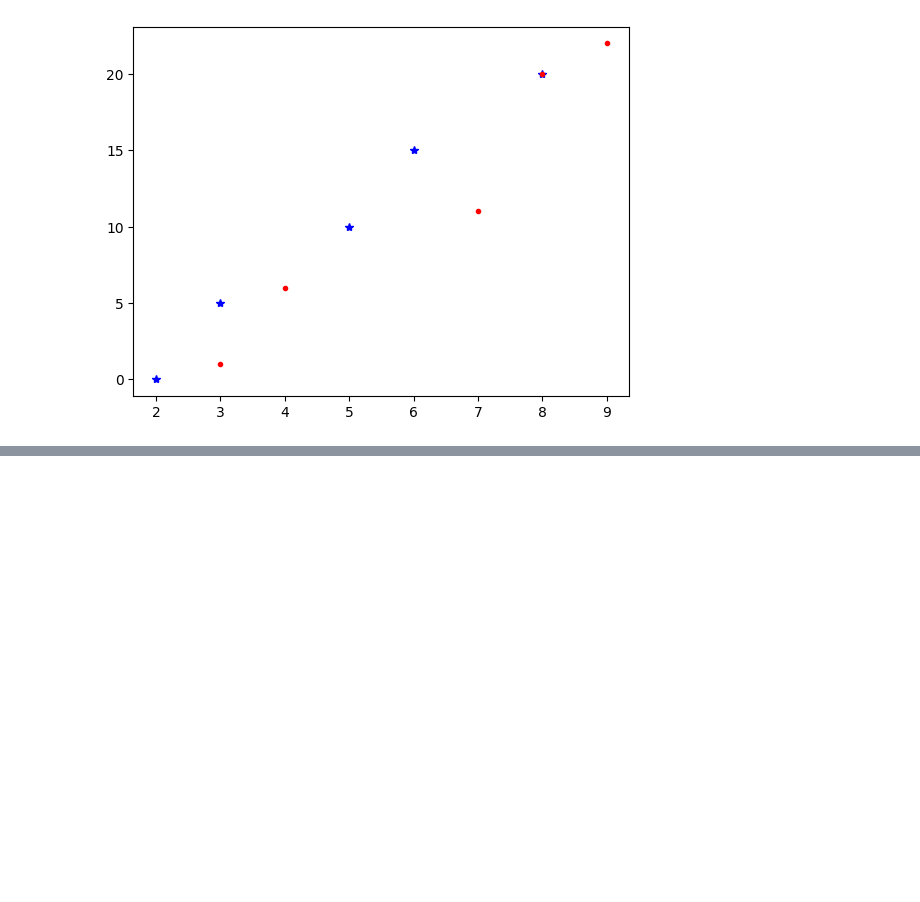
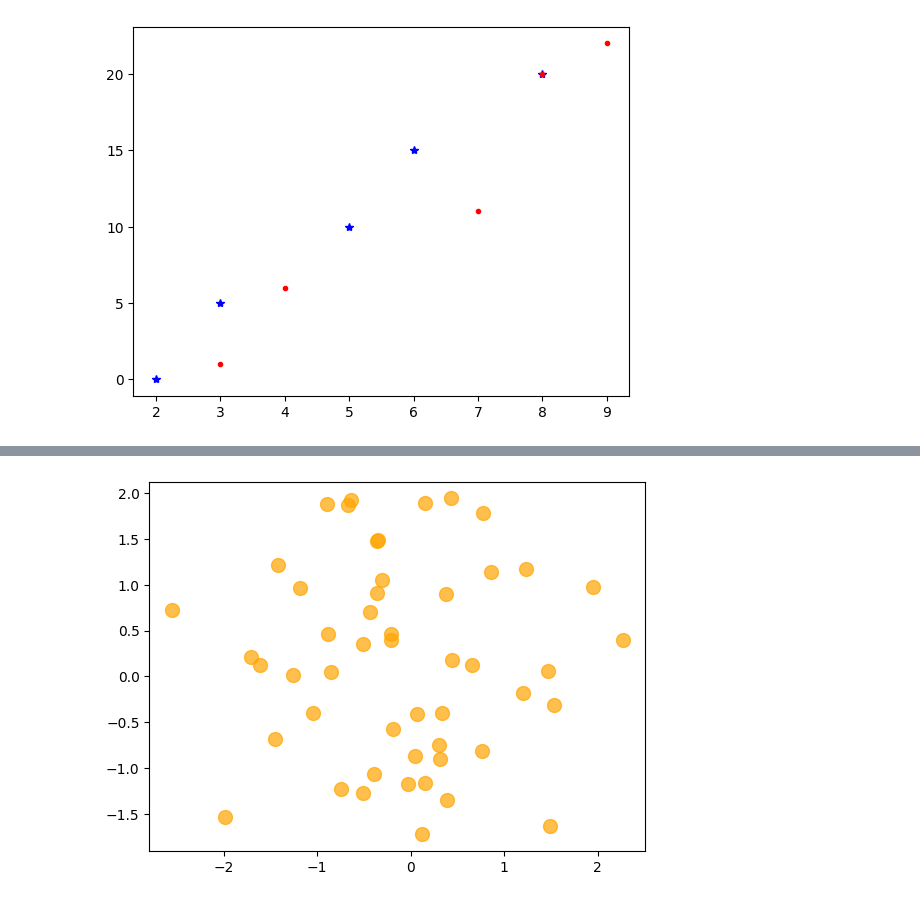
Before and after one commit to Sanya-Katiyar-Eng/ML_Basics, a Jupyter notebook: Practice_question/matplotlib_practice_w3schools.ipynb, the cells around one changed output, grey strips where cells are left out. Saved outputs shown, nothing was run; the diff lists cells and outputs as text; code cells hidden in the pictures; blank space fills up the shorter version.

```diff
--- a/Practice_question/matplotlib_practice_w3schools.ipynb
+++ b/Practice_question/matplotlib_practice_w3schools.ipynb
@@ -93,0 +138,8 @@ plt.plot(x1,y1,"b.",color='red')
+# %%
+import random as randn
+x = np.random.randn(50)
+y = np.random.randn(50)
+plt.scatter(x, y, s=100, c='orange', alpha=0.7)
+plt.show()
+# %% [output]
+[figure, added]
```
Also changed, not shown: parts of 1 cell of this notebook.
